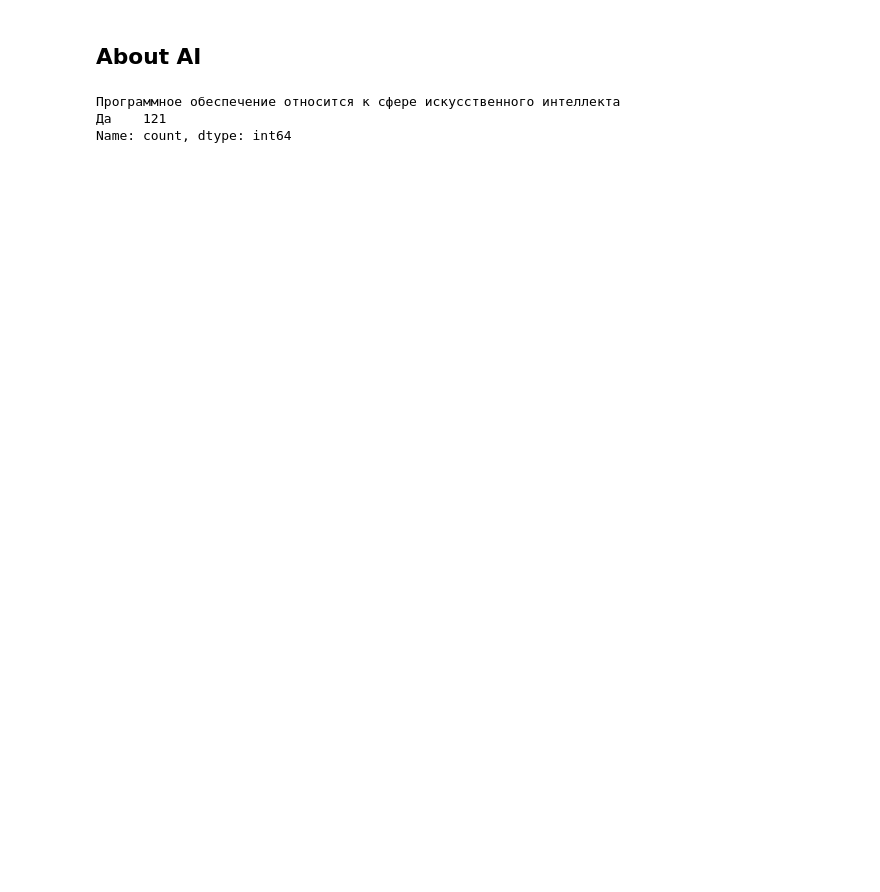
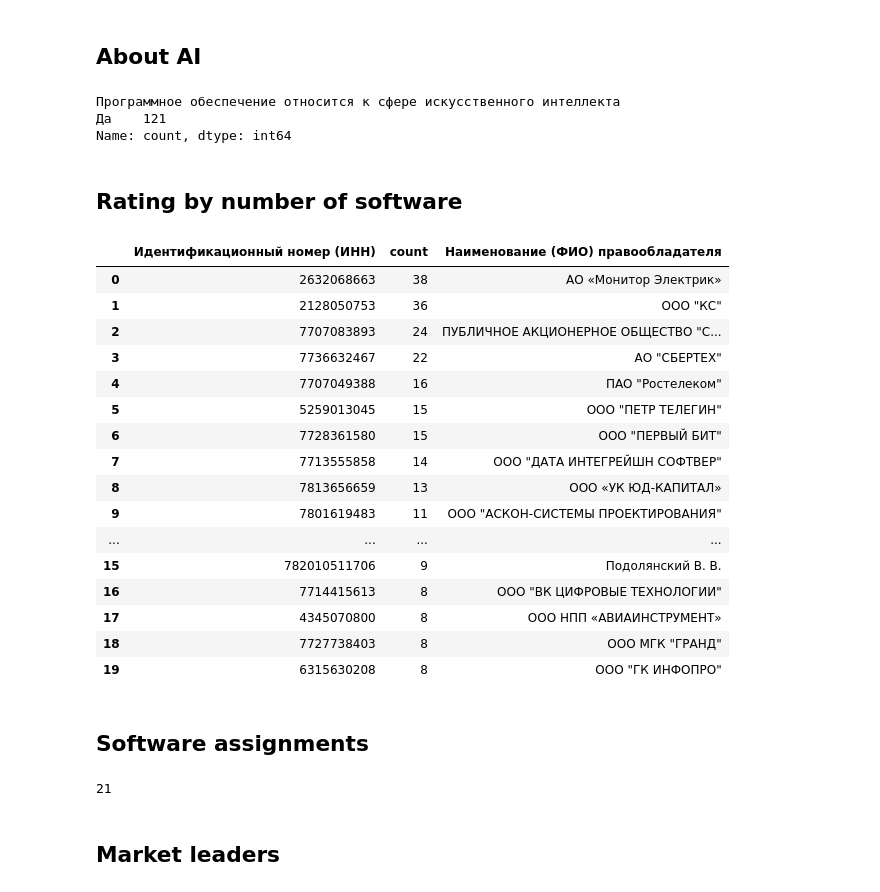
Before and after one commit to AnnchenK/DM_market, a Jupyter notebook: main.ipynb, the cells around one changed output. Cells and saved outputs as stored; diff of their text form; code cells hidden in the pictures; blank space fills up the shorter version.

```diff
--- a/main.ipynb
+++ b/main.ipynb
@@ -60,3 +104,36 @@ registry['Программное обеспечение относится к с
 Программное обеспечение относится к сфере искусственного интеллекта
 Да    121
 Name: count, dtype: int64
+# %% [markdown]
+## Rating by number of software
+# %%
+pd.DataFrame(registry['Идентификационный номер (ИНН)'].value_counts()
+            ).join(registry[['Наименование (ФИО) правообладателя', 'Идентификационный номер (ИНН)']
+                           ].set_index('Идентификационный номер (ИНН)')
+                  ).reset_index().drop_duplicates(subset='Идентификационный номер (ИНН)', keep='first'
+                                                 ).sort_values(by='count', ascending=False).reset_index(drop=True)[:20]
+# %% [output]
+|  | Идентификационный номер (ИНН) | count | Наименование (ФИО) правообладателя |
+| 0 | 2632068663 | 38 | АО «Монитор Электрик» |
+| 1 | 2128050753 | 36 | ООО "КС" |
+| 2 | 7707083893 | 24 | ПУБЛИЧНОЕ АКЦИОНЕРНОЕ ОБЩЕСТВО "С... |
+| 3 | 7736632467 | 22 | АО "СБЕРТЕХ" |
+| 4 | 7707049388 | 16 | ПАО "Ростелеком" |
+| 5 | 5259013045 | 15 | ООО "ПЕТР ТЕЛЕГИН" |
+| 6 | 7728361580 | 15 | ООО "ПЕРВЫЙ БИТ" |
+| 7 | 7713555858 | 14 | ООО "ДАТА ИНТЕГРЕЙШН СОФТВЕР" |
+| 8 | 7813656659 | 13 | ООО «УК ЮД-КАПИТАЛ» |
+| 9 | 7801619483 | 11 | ООО "АСКОН-СИСТЕМЫ ПРОЕКТИРОВАНИЯ" |
+| ... | ... | ... | ... |
+| 15 | 782010511706 | 9 | Подолянский В. В. |
+| 16 | 7714415613 | 8 | ООО "ВК ЦИФРОВЫЕ ТЕХНОЛОГИИ" |
+| 17 | 4345070800 | 8 | ООО НПП «АВИАИНСТРУМЕНТ» |
+| 18 | 7727738403 | 8 | ООО МГК "ГРАНД" |
+| 19 | 6315630208 | 8 | ООО "ГК ИНФОПРО" |
+# %% [markdown]
+## Software assignments
+# %%
+len(set(registry[registry['Наименование ПО'].str.contains('Cloud')
+                ].index) | set(registry[registry['Наименование ПО'].str.contains('обл')].index))
+# %% [output]
+21
@@ -62,0 +142,2 @@ Name: count, dtype: int64
+# %% [markdown]
+## Market leaders
```
Also changed, not shown: parts of 13 cells of this notebook.
